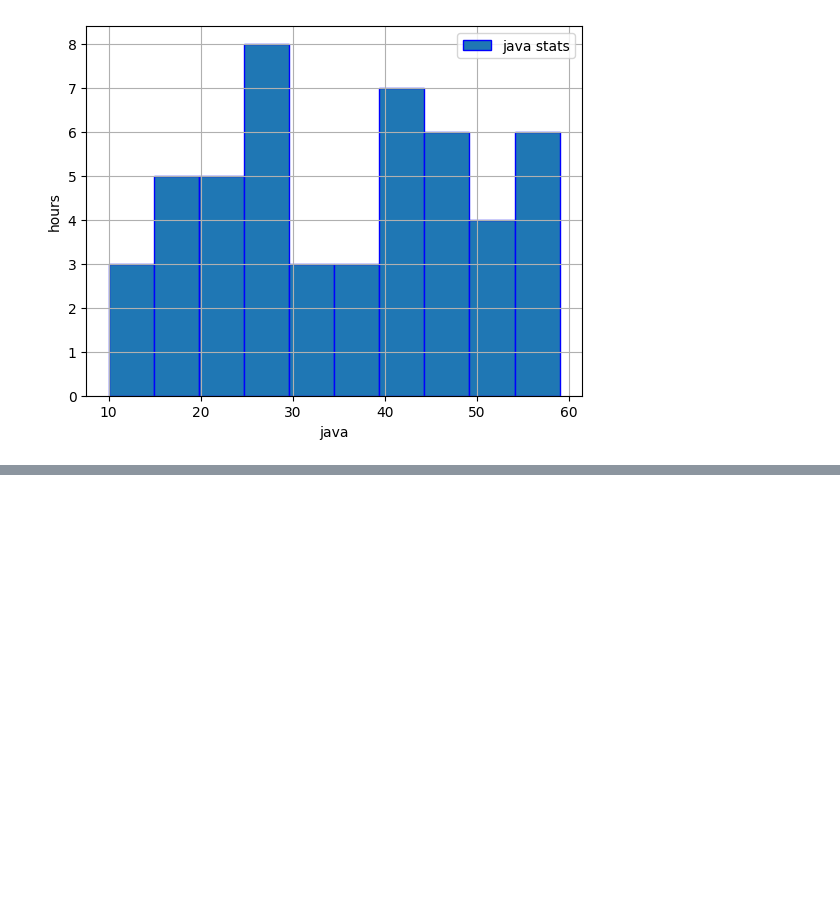
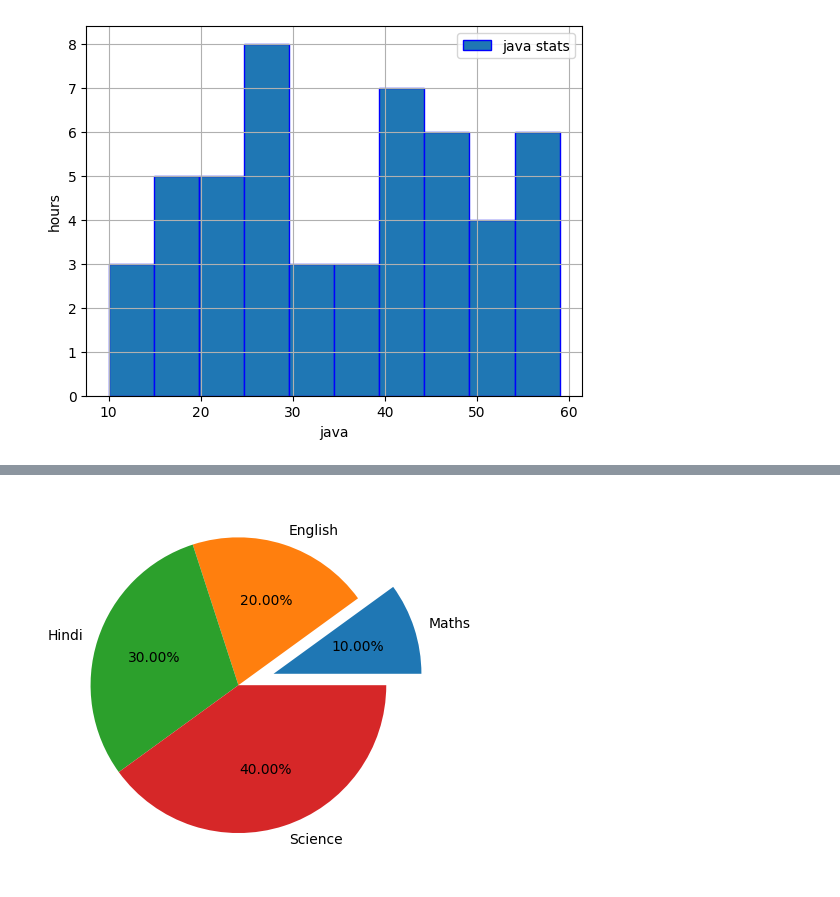
Before and after one commit to Tanay-Dwivedi/DADS-practice, a Jupyter notebook: Python/Matplotlib/matplotlib_practice1.ipynb, the cells around one changed output, grey strips where cells are left out. Saved outputs shown, nothing was run; the diff lists cells and outputs as text; code cells hidden in the pictures; blank space fills up the shorter version.

```diff
--- a/Python/Matplotlib/matplotlib_practice1.ipynb
+++ b/Python/Matplotlib/matplotlib_practice1.ipynb
@@ -354,0 +383,10 @@ plt.show()
+# %%
+# show percentage
+
+x = [10,20,30,40]
+y = ["Maths", "English", "Hindi", "Science"]
+ex = [0.25, 0.0, 0.0, 0.0]
+plt.pie(x, labels = y, explode = ex, autopct = "%0.2f%%")
+plt.show()
+# %% [output]
+[figure, added]
```
Also changed, not shown: parts of 10 cells of this notebook.
